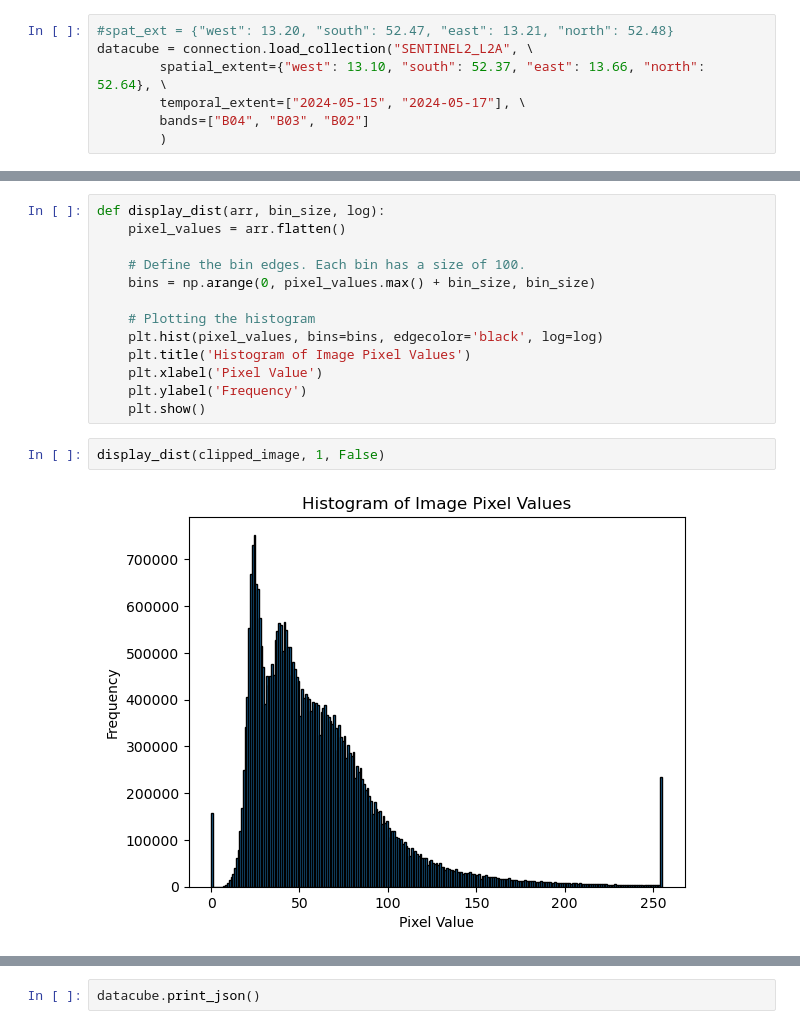
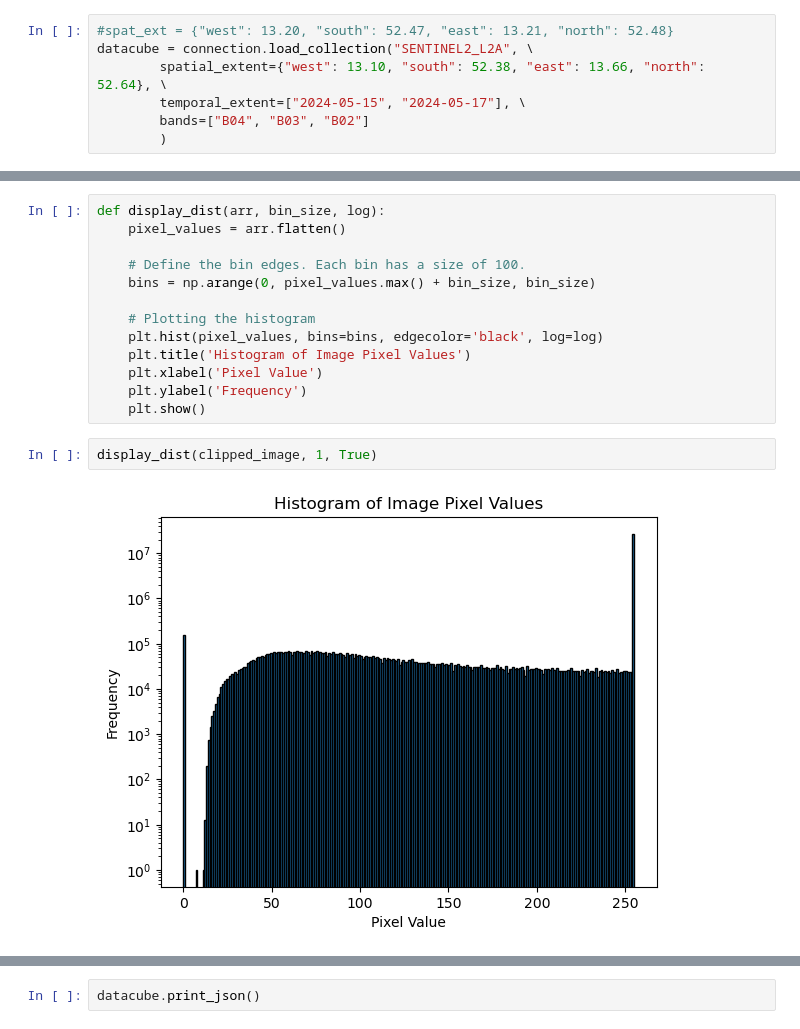
Before and after one commit to radtklau/Sentinel-Building-Segmentation, a Jupyter notebook: sentinel_data_test.ipynb, the cells around one changed output, grey strips where cells are left out. Saved outputs shown, nothing was run; the diff lists cells and outputs as text.

```diff
--- a/sentinel_data_test.ipynb
+++ b/sentinel_data_test.ipynb
@@ -39,7 +39,7 @@ print(c[0]["providers"])
 # %%
 #spat_ext = {"west": 13.20, "south": 52.47, "east": 13.21, "north": 52.48}
 datacube = connection.load_collection("SENTINEL2_L2A", \
-        spatial_extent={"west": 13.10, "south": 52.37, "east": 13.66, "north": 52.64}, \
+        spatial_extent={"west": 13.10, "south": 52.38, "east": 13.66, "north": 52.64}, \
         temporal_extent=["2024-05-15", "2024-05-17"], \
         bands=["B04", "B03", "B02"]
         )
@@ -97,9 +92,9 @@ def display_dist(arr, bin_size, log):
     plt.ylabel('Frequency')
     plt.show()
 # %%
-display_dist(clipped_image, 1, False)
+display_dist(clipped_image, 1, True)
 # %% [output]
-[figure, old version]
+[figure, new version]
 # %%
 display_dist(image_array, 10, False)
 # %% [output]
```
Also changed, not shown: parts of 4 cells of this notebook, 8 other files.
